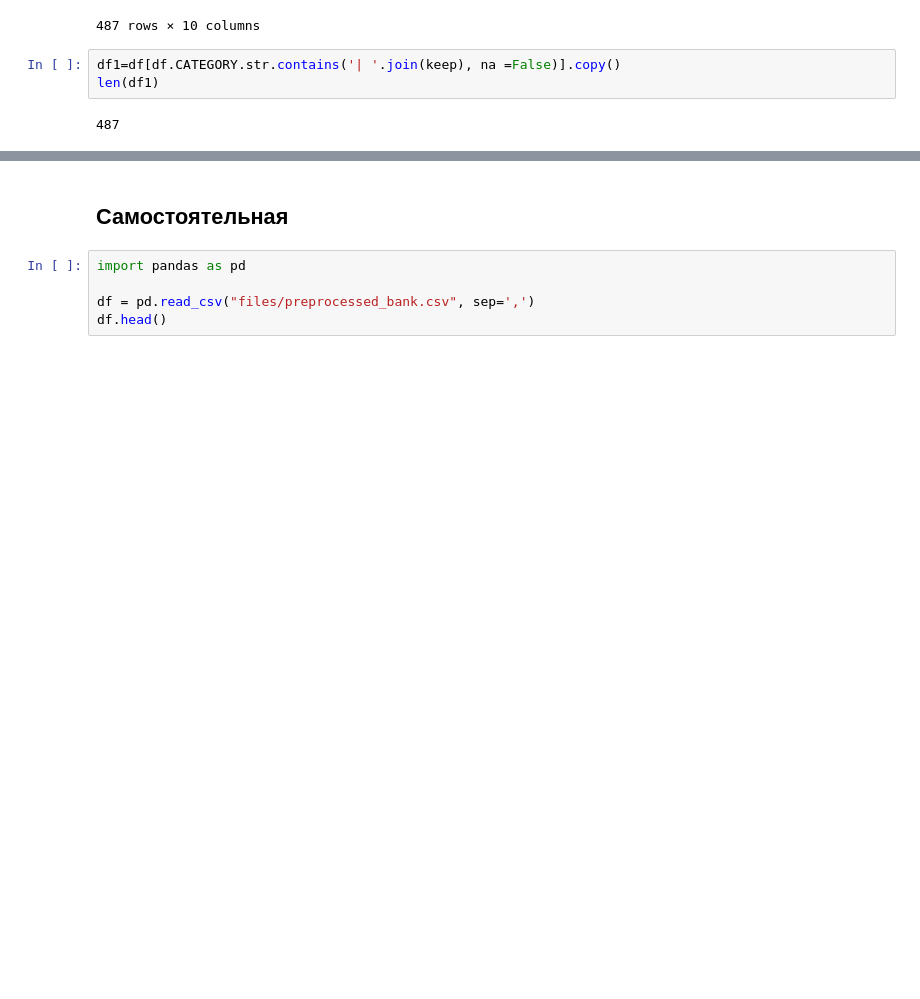
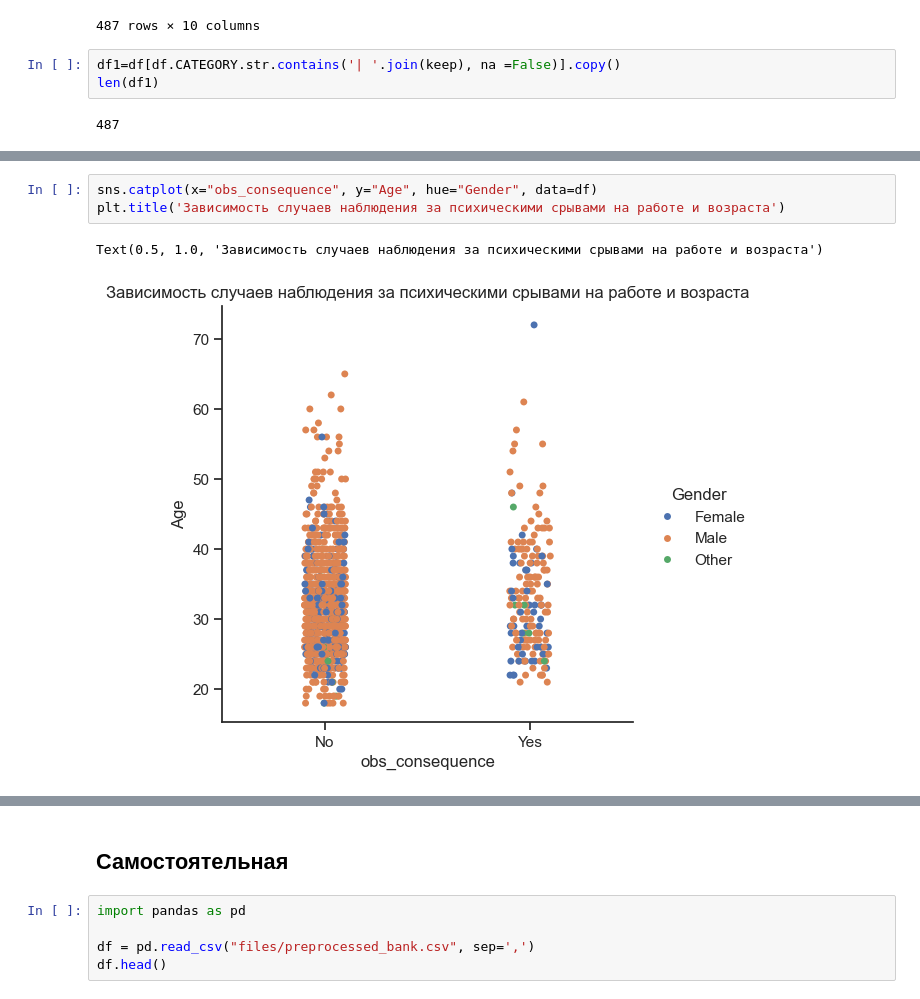
Before and after one commit to ChargeChallenger/TANN-notebooks, a Jupyter notebook: 05-visualisation.ipynb, the cells around one changed output, grey strips where cells are left out. Drawn from its saved outputs; the diff is of its cells as text; blank space fills up the shorter version.

```diff
--- a/05-visualisation.ipynb
+++ b/05-visualisation.ipynb
@@ -508,0 +618,6 @@ df[df["INCIDENT DATE"].str.contains("".join(keep), na = False)]
+# %%
+sns.catplot(x="obs_consequence", y="Age", hue="Gender", data=df)
+plt.title('Зависимость случаев наблюдения за психическими срывами на работе и возраста')
+# %% [output]
+Text(0.5, 1.0, 'Зависимость случаев наблюдения за психическими срывами на работе и возраста')
+[figure, added]
```
Also changed, not shown: parts of 22 cells of this notebook.
